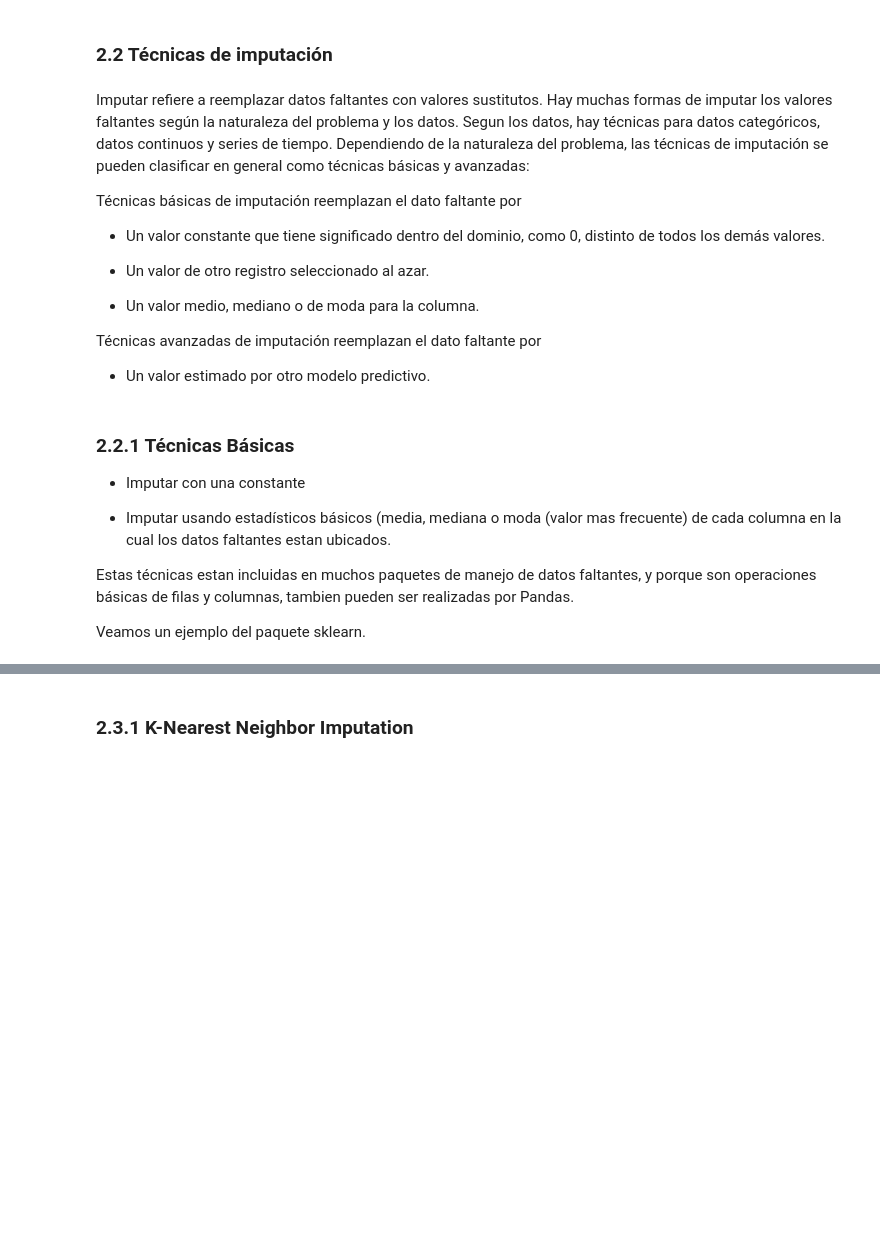
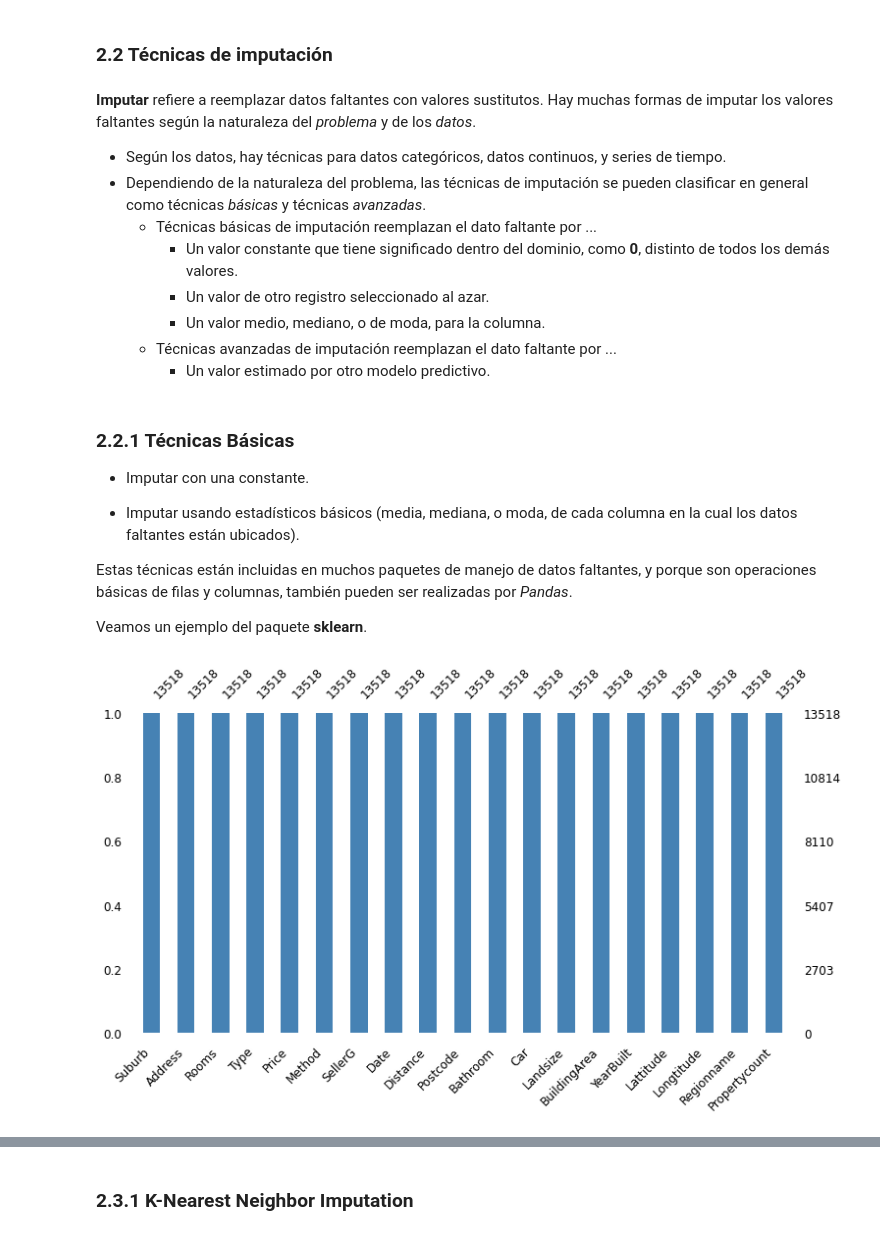
Before and after one commit to mgobbi289/DiploDatos, a Jupyter notebook: AnalisisyCuracion/03_DatosFaltantes.ipynb, the cells around one changed output, grey strips where cells are left out. Saved outputs shown, nothing was run; the diff lists cells and outputs as text; code cells hidden in the pictures; blank space fills up the shorter version.

Commit message:
Resolución de la segunda parte del laboratorio 03

```diff
--- a/AnalisisyCuracion/03_DatosFaltantes.ipynb
+++ b/AnalisisyCuracion/03_DatosFaltantes.ipynb
@@ -503,3 +503,7 @@ Se les puede asignar la **moda** de la columna.
 También existe la posibilidad que sean ceros válidos, ya que se encontrarían en el centro de Melbourne, por lo que su distancia sería cero.
 
 Se necesita más conocimiento de dominio, ya que tenemos la dirección de la propiedad por lo que podríamos calcular la distancia al centro.
+# %%
+df_mode = data['Distance'].mode()[0]
+
+print(f'Moda: {df_mode}')
@@ -506,5 +512,5 @@ Se necesita más conocimiento de dominio, ya que tenemos la dirección de la pro
 # %%
-melb_df.loc[melb_df.Distance == 0, 'Distance'] = data.Distance.mode
+melb_df.loc[melb_df.Distance == 0, 'Distance'] = df_mode
 
 cols_ = melb_df[melb_df == 0].count(axis=0)
 cols_[cols_ > 0]
@@ -597,7 +603,11 @@ También existe la posibilidad que sean ceros válidos, al menos en el caso de l
 filtroTerreno = melb_df.Landsize == 0
 for t in ['h', 'u', 't']:
     filtroTipo = melb_df.Type == t
-    melb_df.loc[(filtroTerreno) & (filtroTipo), 'Landsize'] = melb_df[filtroTipo].Landsize.mean
+
+    df_mean = melb_df[filtroTipo].Landsize.mean()
+    print(f'Media ({t}): {df_mean}')
+
+    melb_df.loc[(filtroTerreno) & (filtroTipo), 'Landsize'] = df_mean
 
 cols_ = melb_df[melb_df == 0].count(axis=0)
 cols_[cols_ > 0]
@@ -647,7 +660,11 @@ Incluso es importante destacar que el *boxplot* los representa como datos anóma
 filtroArea = melb_df.BuildingArea == 0
 for t in ['h', 'u', 't']:
     filtroTipo = melb_df.Type == t
-    melb_df.loc[(filtroArea) & (filtroTipo), 'BuildingArea'] = melb_df[filtroTipo].BuildingArea.median
+
+    df_median = melb_df[filtroTipo].BuildingArea.median()
+    print(f'Mediana ({t}): {df_median}')
+
+    melb_df.loc[(filtroArea) & (filtroTipo), 'BuildingArea'] = df_median
 
 cols_ = melb_df[melb_df == 0].count(axis=0)
 cols_[cols_ > 0]
@@ -912,29 +958,26 @@ msno.bar(melb_df, figsize=(12, 6), fontsize=12, color='steelblue')
 # %% [markdown]
 ### 2.2 Técnicas de imputación
 # %% [markdown]
-Imputar refiere a reemplazar datos faltantes con valores sustitutos. Hay muchas formas de imputar los valores faltantes según la naturaleza del problema y los datos.  Segun los datos, hay técnicas para datos categóricos, datos continuos y series de tiempo. Dependiendo de la naturaleza del problema, las técnicas de imputación se pueden clasificar en general como técnicas básicas y avanzadas:
-
-Técnicas básicas de imputación reemplazan el dato faltante por
-
-- Un valor constante que tiene significado dentro del dominio, como 0, distinto de todos los demás valores.
-
-- Un valor de otro registro seleccionado al azar.
-
-- Un valor medio, mediano o de moda para la columna.
-
-Técnicas avanzadas de imputación reemplazan el dato faltante por
-
-- Un valor estimado por otro modelo predictivo.
+**Imputar** refiere a reemplazar datos faltantes con valores sustitutos.
+Hay muchas formas de imputar los valores faltantes según la naturaleza del *problema* y de los *datos*.
+- Según los datos, hay técnicas para datos categóricos, datos continuos, y series de tiempo.
+- Dependiendo de la naturaleza del problema, las técnicas de imputación se pueden clasificar en general como técnicas *básicas* y técnicas *avanzadas*.
+    - Técnicas básicas de imputación reemplazan el dato faltante por ...
+        - Un valor constante que tiene significado dentro del dominio, como **0**, distinto de todos los demás valores.
+        - Un valor de otro registro seleccionado al azar.
+        - Un valor medio, mediano, o de moda, para la columna.
+    - Técnicas avanzadas de imputación reemplazan el dato faltante por ...
+        - Un valor estimado por otro modelo predictivo.
 # %% [markdown]
 ### 2.2.1 Técnicas Básicas
 
-- Imputar con una constante
+- Imputar con una constante.
 
-- Imputar usando estadísticos básicos (media, mediana o moda (valor mas frecuente) de cada columna en la cual los datos faltantes estan ubicados.
+- Imputar usando estadísticos básicos (media, mediana, o moda, de cada columna en la cual los datos faltantes están ubicados).
 
-Estas técnicas estan incluidas en muchos paquetes de manejo de datos faltantes, y porque son operaciones básicas de filas y columnas, tambien pueden ser realizadas por Pandas.
+Estas técnicas están incluidas en muchos paquetes de manejo de datos faltantes, y porque son operaciones básicas de filas y columnas, también pueden ser realizadas por *Pandas*.
 
-Veamos un ejemplo del paquete sklearn.
+Veamos un ejemplo del paquete **sklearn**.
 # %%
 # Imputing with a constant
 from sklearn.impute import SimpleImputer
@@ -942,10 +985,12 @@ from sklearn.impute import SimpleImputer
 melb_data_constant = melb_df.copy()
 # %%
 # Setting strategy to 'constant' and fill_value = 0
-mean_imputer = SimpleImputer(missing_values=np.nan, strategy='constant', fill_value=0)
+constant_imputer = SimpleImputer(missing_values=np.nan, strategy='constant', fill_value=0)
 
-melb_data_constant.iloc[:,:] = mean_imputer.fit_transform(melb_data_constant)
+melb_data_constant.iloc[:,:] = constant_imputer.fit_transform(melb_data_constant)
 
-msno.bar(melb_data_constant, figsize=(12, 6), fontsize=12, color='steelblue')
+msno.bar(melb_data_constant, figsize=(12, 6), fontsize=12, color='steelblue');
+# %% [output]
+[figure, added]
 # %%
 melb_data_constant.sample(10)
```
Also changed, not shown: parts of 49 cells of this notebook.
